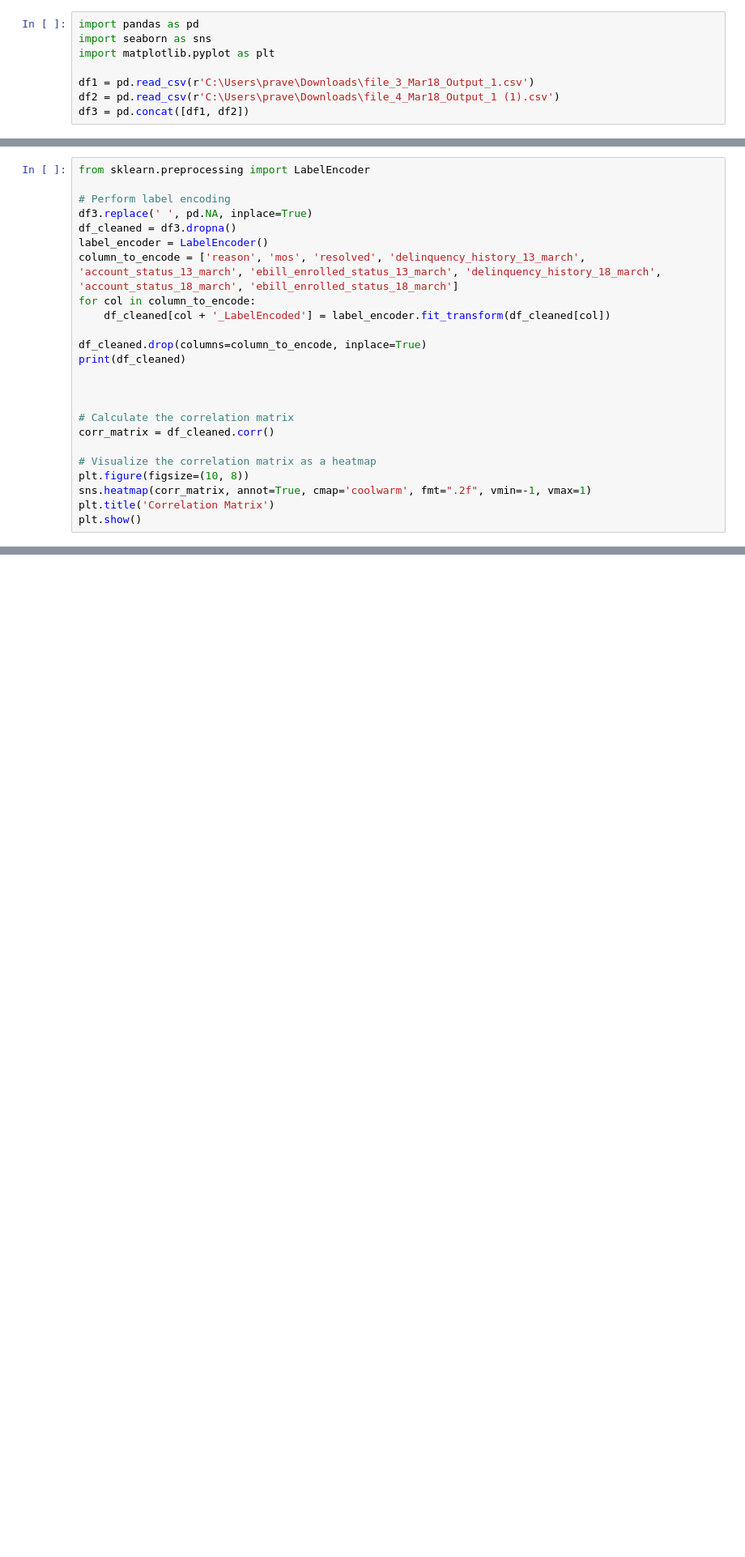
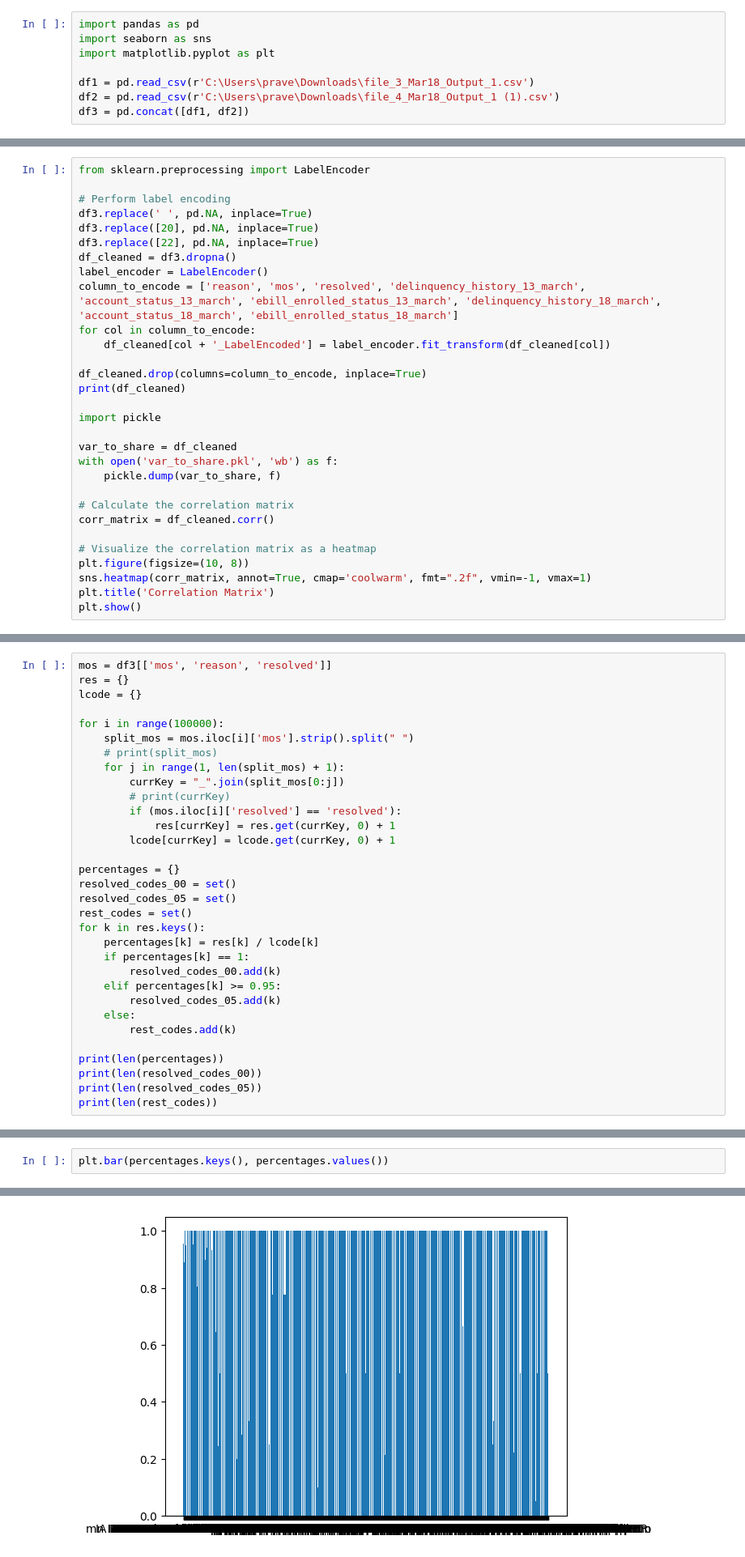
Before and after one commit to PVAnd124/IllinoisDatathon2024, a Jupyter notebook: DataCleaning.ipynb, the cells around one changed output, grey strips where cells are left out. Shown at 81% size. Saved outputs shown, nothing was run; the diff lists cells and outputs as text; blank space fills up the shorter version.

Commit message:
calculated probability of going straight to floor call vs resolved by IVR

```diff
--- a/DataCleaning.ipynb
+++ b/DataCleaning.ipynb
@@ -35,6 +27,8 @@ from sklearn.preprocessing import LabelEncoder
 
 # Perform label encoding
 df3.replace(' ', pd.NA, inplace=True)
+df3.replace([20], pd.NA, inplace=True)
+df3.replace([22], pd.NA, inplace=True)
 df_cleaned = df3.dropna()
 label_encoder = LabelEncoder()
 column_to_encode = ['reason', 'mos', 'resolved', 'delinquency_history_13_march', 'account_status_13_march', 'ebill_enrolled_status_13_march', 'delinquency_history_18_march', 'account_status_18_march', 'ebill_enrolled_status_18_march']
@@ -44,7 +38,11 @@ for col in column_to_encode:
 df_cleaned.drop(columns=column_to_encode, inplace=True)
 print(df_cleaned)
 
+import pickle
 
+var_to_share = df_cleaned
+with open('var_to_share.pkl', 'wb') as f:
+    pickle.dump(var_to_share, f)
 
 # Calculate the correlation matrix
 corr_matrix = df_cleaned.corr()
@@ -92 +90,33 @@ See the caveats in the documentation: https://pandas.pydata.org/pandas-docs/stab
 [figure]
+# %%
+mos = df3[['mos', 'reason', 'resolved']]
+res = {}
+lcode = {}
+
+for i in range(100000):
+    split_mos = mos.iloc[i]['mos'].strip().split(" ")
+    # print(split_mos)
+    for j in range(1, len(split_mos) + 1):
+        currKey = "_".join(split_mos[0:j])
+        # print(currKey)
+        if (mos.iloc[i]['resolved'] == 'resolved'):
+            res[currKey] = res.get(currKey, 0) + 1
+        lcode[currKey] = lcode.get(currKey, 0) + 1
+
+percentages = {}
+resolved_codes_00 = set()
+resolved_codes_05 = set()
+rest_codes = set()
+for k in res.keys():
+    percentages[k] = res[k] / lcode[k]
+    if percentages[k] == 1:
+        resolved_codes_00.add(k)
+    elif percentages[k] >= 0.95:
+        resolved_codes_05.add(k)
+    else:
+        rest_codes.add(k)
+
+print(len(percentages))
+print(len(resolved_codes_00))
+print(len(resolved_codes_05))
+print(len(rest_codes))
@@ -92,0 +319,3 @@ See the caveats in the documentation: https://pandas.pydata.org/pandas-docs/stab
+# %%
+plt.bar(percentages.keys(), percentages.values())
+# %% [output]
@@ -92,0 +323 @@ See the caveats in the documentation: https://pandas.pydata.org/pandas-docs/stab
+[figure, added]
```
Also changed, not shown: parts of 17 cells of this notebook, 2 other files.
